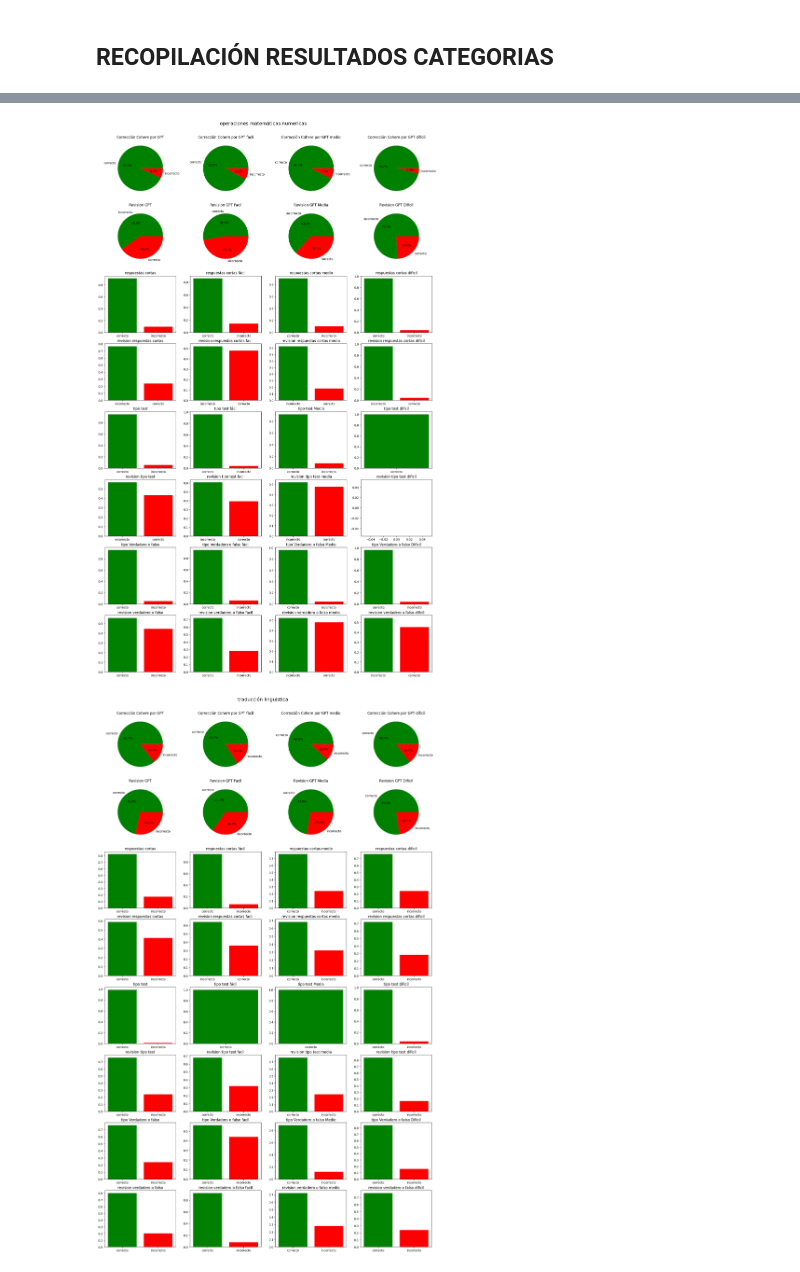
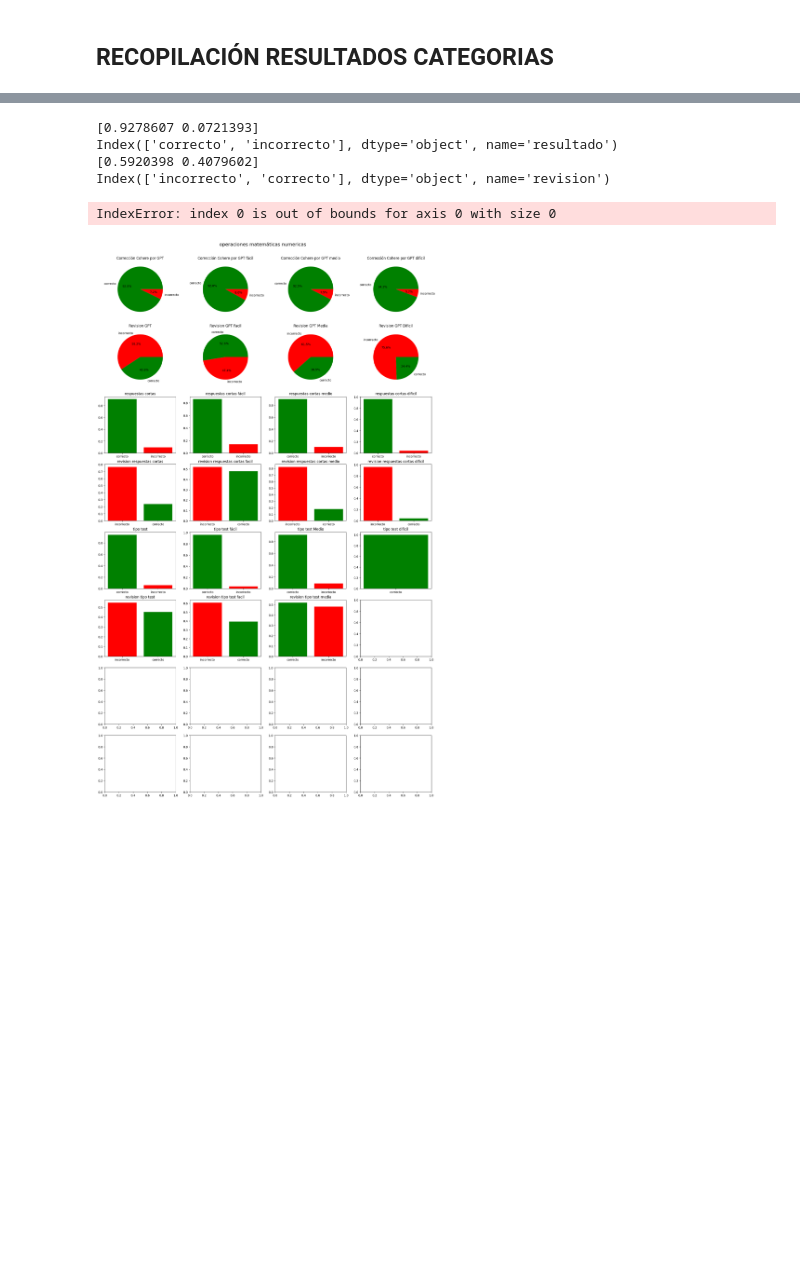
Before and after one commit to JAVI-8/TFG, a Jupyter notebook: Proyecto Prueba/estadisticas.ipynb, the cells around one changed output, grey strips where cells are left out. Cells and saved outputs as stored; diff of their text form; code cells hidden in the pictures; blank space fills up the shorter version.

Commit message:
correcciones visualizacion estadisticas

```diff
--- a/Proyecto Prueba/estadisticas.ipynb
+++ b/Proyecto Prueba/estadisticas.ipynb
@@ -123,9 +123,16 @@ traducción linguistica             0.856522  0.351324  0.123429
 # %% [markdown]
 ## RECOPILACIÓN RESULTADOS CATEGORIAS
 # %%
+def colorElegir(result):
+    if(result[0] == 'incorrecto'):
+        return ['red', 'green']
+    else:
+        return ['green', 'red']
+
 categorias_temas = ['cultura general', 'operaciones matemáticas numericas', 'traducción linguistica', 'codigo', 'logica con trampa, para adivinar', 'definiciones de palabras']
 
 for categorias in categorias_temas:
+
     # Calcular la proporción de respuestas correctas e incorrectas
     general = resultados.loc[(resultados['tema'] == categorias)]
     generalFacil = resultados.loc[(resultados['tema'] == categorias) & (resultados['dificultad'] == 'fácil')]
@@ -217,102 +224,103 @@ for categorias in categorias_temas:
     plt.subplots_adjust(top=0.95)
 
     # Crear el gráfico circular en el segundo subplot
-    axs[0][0].pie(proporcionesCohere.values, labels=proporcionesCohere.index, colors=['green', 'red'], autopct='%1.1f%%')
+    axs[0][0].pie(proporcionesCohere.values, labels=proporcionesCohere.index, colors=colorElegir(proporcionesCohere.index), autopct='%1.1f%%')
     axs[0][0].set_title('Corrección Cohere por GPT')
 
-    axs[0][1].pie(proporcionesCohereFacil.values, labels=proporcionesCohereFacil.index, colors=['green', 'red'], autopct='%1.1f%%')
+    axs[0][1].pie(proporcionesCohereFacil.values, labels=proporcionesCohereFacil.index, colors=colorElegir(proporcionesCohereFacil.index), autopct='%1.1f%%')
     axs[0][1].set_title('Corrección Cohere por GPT fácil')
 
-    axs[0][2].pie(proporcionesCohereMedia.values, labels=proporcionesCohereMedia.index, colors=['green', 'red'], autopct='%1.1f%%')
+    axs[0][2].pie(proporcionesCohereMedia.values, labels=proporcionesCohereMedia.index, colors=colorElegir(proporcionesCohereMedia.index), autopct='%1.1f%%')
     axs[0][2].set_title('Corrección Cohere por GPT medio')
 
-    axs[0][3].pie(proporcionesCohereDificil.values, labels=proporcionesCohereDificil.index, colors=['green', 'red'], autopct='%1.1f%%')
+    axs[0][3].pie(proporcionesCohereDificil.values, labels=proporcionesCohereDificil.index, colors=colorElegir(proporcionesCohereDificil.index), autopct='%1.1f%%')
     axs[0][3].set_title('Corrección Cohere por GPT dificil')
 
     #revision gpt general
-    axs[1][0].pie(proporcionesGPT.values, labels=proporcionesGPT.index, colors=['green', 'red'], autopct='%1.1f%%')
+    axs[1][0].pie(proporcionesGPT.values, labels=proporcionesGPT.index, colors=colorElegir(proporcionesGPT.index), autopct='%1.1f%%')
     axs[1][0].set_title('Revision GPT')
 
-    axs[1][1].pie(proporcionesGPTFacil.values, labels=proporcionesGPTFacil.index, colors=['green', 'red'], autopct='%1.1f%%')
+    axs[1][1].pie(proporcionesGPTFacil.values, labels=proporcionesGPTFacil.index, colors=colorElegir(proporcionesGPTFacil.index), autopct='%1.1f%%')
     axs[1][1].set_title('Revision GPT Facil')
 
-    axs[1][2].pie(proporcionesGPTMedia.values, labels=proporcionesGPTMedia.index, colors=['green', 'red'], autopct='%1.1f%%')
+    axs[1][2].pie(proporcionesGPTMedia.values, labels=proporcionesGPTMedia.index, colors=colorElegir(proporcionesGPTMedia.index), autopct='%1.1f%%')
     axs[1][2].set_title('Revision GPT Media')
 
-    axs[1][3].pie(proporcionesGPTDificil.values, labels=proporcionesGPTDificil.index, colors=['green', 'red'], autopct='%1.1f%%')
+    axs[1][3].pie(proporcionesGPTDificil.values, labels=proporcionesGPTDificil.index, colors=colorElegir(proporcionesGPTDificil.index), autopct='%1.1f%%')
     axs[1][3].set_title('Revision GPT Dificil')
 
-    axs[2][0].bar(proporcionesCohereCorta.index, proporcionesCohereCorta.values, color=['green', 'red'])
+    axs[2][0].bar(proporcionesCohereCorta.index, proporcionesCohereCorta.values, color=colorElegir(proporcionesCohereCorta.index))
     axs[2][0].set_title('respuestas cortas')
 
-    axs[2][1].bar(proporcionesCohereCortaFacil.index, proporcionesCohereCortaFacil.values, color=['green', 'red'])
+    axs[2][1].bar(proporcionesCohereCortaFacil.index, proporcionesCohereCortaFacil.values, color=colorElegir(proporcionesCohereCortaFacil.index))
     axs[2][1].set_title('respuestas cortas fácil')
 
-    axs[2][2].bar(proporcionesCohereCortaMedia.index, proporcionesCohereCortaMedia.values, color=['green', 'red'])
+    axs[2][2].bar(proporcionesCohereCortaMedia.index, proporcionesCohereCortaMedia.values, color=colorElegir(proporcionesCohereCortaMedia.index))
     axs[2][2].set_title('respuestas cortas medio')
 
-    axs[2][3].bar(proporcionesCohereCortaDificil.index, proporcionesCohereCortaDificil.values, color=['green', 'red'])
+    axs[2][3].bar(proporcionesCohereCortaDificil.index, proporcionesCohereCortaDificil.values, color=colorElegir(proporcionesCohereCortaDificil.index))
     axs[2][3].set_title('respuestas cortas dificil')
 
-    axs[3][0].bar(proporcionesGPTCorta.index, proporcionesGPTCorta.values, color=['green', 'red'])
+    axs[3][0].bar(proporcionesGPTCorta.index, proporcionesGPTCorta.values, color=colorElegir(proporcionesGPTCorta.index))
     axs[3][0].set_title('revision respuestas cortas')
 
-    axs[3][1].bar(proporcionesGPTCortaFacil.index, proporcionesGPTCortaFacil.values, color=['green', 'red'])
+    axs[3][1].bar(proporcionesGPTCortaFacil.index, proporcionesGPTCortaFacil.values, color=colorElegir(proporcionesGPTCortaFacil.index))
     axs[3][1].set_title('revision respuestas cortas facil')
 
-    axs[3][2].bar(proporcionesGPTCortaMedia.index, proporcionesGPTCortaMedia.values, color=['green', 'red'])
+    axs[3][2].bar(proporcionesGPTCortaMedia.index, proporcionesGPTCortaMedia.values, color=colorElegir(proporcionesGPTCortaMedia.index))
     axs[3][2].set_title('revision respuestas cortas medio')
 
-    axs[3][3].bar(proporcionesGPTCortaDificil.index, proporcionesGPTCortaDificil.values, color=['green', 'red'])
+    axs[3][3].bar(proporcionesGPTCortaDificil.index, proporcionesGPTCortaDificil.values, color=colorElegir(proporcionesGPTCortaDificil.index))
     axs[3][3].set_title('revision respuestas cortas dificil')
 
-    axs[4][0].bar(proporcionesCohereTest.index, proporcionesCohereTest.values, color=['green', 'red'])
+    axs[4][0].bar(proporcionesCohereTest.index, proporcionesCohereTest.values, color=colorElegir(proporcionesCohereTest.index))
     axs[4][0].set_title('tipo test')
 
-    axs[4][1].bar(proporcionesCohereTestFacil.index, proporcionesCohereTestFacil.values, color=['green', 'red'])
+    axs[4][1].bar(proporcionesCohereTestFacil.index, proporcionesCohereTestFacil.values, color=colorElegir(proporcionesCohereTestFacil.index))
     axs[4][1].set_title('tipo test fácil')
 
-    axs[4][2].bar(proporcionesCohereTestMedia.index, proporcionesCohereTestMedia.values, color=['green', 'red'])
+    axs[4][2].bar(proporcionesCohereTestMedia.index, proporcionesCohereTestMedia.values, color=colorElegir(proporcionesCohereTestMedia.index))
     axs[4][2].set_title('tipo test Medio')
 
-    axs[4][3].bar(proporcionesCohereTestDificil.index, proporcionesCohereTestDificil.values, color=['green', 'red'])
+    axs[4][3].bar(proporcionesCohereTestDificil.index, proporcionesCohereTestDificil.values, color=colorElegir(proporcionesCohereTestDificil.index))
     axs[4][3].set_title('tipo test dificil')
 
-    axs[5][0].bar(proporcionesGPTTest.index, proporcionesGPTTest.values, color=['green', 'red'])
+    axs[5][0].bar(proporcionesGPTTest.index, proporcionesGPTTest.values, color=colorElegir(proporcionesGPTTest.index))
     axs[5][0].set_title('revision tipo test')
 
-    axs[5][1].bar(proporcionesGPTTestFacil.index, proporcionesGPTTestFacil.values, color=['green', 'red'])
+    axs[5][1].bar(proporcionesGPTTestFacil.index, proporcionesGPTTestFacil.values, color=colorElegir(proporcionesGPTTestFacil.index))
     axs[5][1].set_title('revision tipo test facil')
 
-    axs[5][2].bar(proporcionesGPTTestMedia.index, proporcionesGPTTestMedia.values, color=['green', 'red'])
+    axs[5][2].bar(proporcionesGPTTestMedia.index, proporcionesGPTTestMedia.values, color=colorElegir(proporcionesGPTTestMedia.index))
     axs[5][2].set_title('revision tipo test media')
 
-    axs[5][3].bar(proporcionesGPTTestDificil.index, proporcionesGPTTestDificil.values, color=['green', 'red'])
+    axs[5][3].bar(proporcionesGPTTestDificil.index, proporcionesGPTTestDificil.values, color=colorElegir(proporcionesGPTTestDificil.index))
     axs[5][3].set_title('revision tipo test dificil')
 
-    axs[6][0].bar(proporcionesCohereVof.index, proporcionesCohereVof.values, color=['green', 'red'])
+    axs[6][0].bar(proporcionesCohereVof.index, proporcionesCohereVof.values, color=colorElegir(proporcionesCohereVof.index))
     axs[6][0].set_title('tipo Verdadero o falso')
 
-    axs[6][1].bar(proporcionesCohereVofFacil.index, proporcionesCohereVofFacil.values, color=['green', 'red'])
+    axs[6][1].bar(proporcionesCohereVofFacil.index, proporcionesCohereVofFacil.values, color=colorElegir(proporcionesCohereVofFacil.index))
     axs[6][1].set_title('tipo Verdadero o falso fácil')
 
-    axs[6][2].bar(proporcionesCohereVofMedia.index, proporcionesCohereVofMedia.values, color=['green', 'red'])
+    axs[6][2].bar(proporcionesCohereVofMedia.index, proporcionesCohereVofMedia.values, color=colorElegir(proporcionesCohereVofMedia.index))
     axs[6][2].set_title('tipo Verdadero o falso Medio')
 
-    axs[6][3].bar(proporcionesCohereVofDificil.index, proporcionesCohereVofDificil.values, color=['green', 'red'])
+    axs[6][3].bar(proporcionesCohereVofDificil.index, proporcionesCohereVofDificil.values, color=colorElegir(proporcionesCohereVofDificil.index))
     axs[6][3].set_title('tipo Verdadero o falso Dificil')
 
-    axs[7][0].bar(proporcionesGPTVof.index, proporcionesGPTVof.values, color=['green', 'red'])
+    axs[7][0].bar(proporcionesGPTVof.index, proporcionesGPTVof.values, color=colorElegir(proporcionesGPTVof.index))
     axs[7][0].set_title('revision verdadero o falso')
 
-    axs[7][1].bar(proporcionesGPTVofFacil.index, proporcionesGPTVofFacil.values, color=['green', 'red'])
+    axs[7][1].bar(proporcionesGPTVofFacil.index, proporcionesGPTVofFacil.values, color=colorElegir(proporcionesGPTVofFacil.index))
     axs[7][1].set_title('revision verdadero o falso facil')
 
-    axs[7][2].bar(proporcionesGPTVofMedia.index, proporcionesGPTVofMedia.values, color=['green', 'red'])
+    axs[7][2].bar(proporcionesGPTVofMedia.index, proporcionesGPTVofMedia.values, color=colorElegir(proporcionesGPTVofMedia.index))
     axs[7][2].set_title('revision verdadero o falso medio')
 
-    axs[7][3].bar(proporcionesGPTVofDificil.index, proporcionesGPTVofDificil.values, color=['green', 'red'])
+    axs[7][3].bar(proporcionesGPTVofDificil.index, proporcionesGPTVofDificil.values, color=colorElegir(proporcionesGPTVofDificil.index))
     axs[7][3].set_title('revision verdadero o falso dificil')
 
+
     plt.show()
 # %% [output]
@@ -320,2 +332,6 @@ for categorias in categorias_temas:
+[0.9278607 0.0721393]
+Index(['correcto', 'incorrecto'], dtype='object', name='resultado')
+[0.5920398 0.4079602]
+Index(['incorrecto', 'correcto'], dtype='object', name='revision')
+IndexError: index 0 is out of bounds for axis 0 with size 0
-[figure, old version]
+[figure, new version]
-[figure, removed]
```
Also changed, not shown: parts of 3 cells of this notebook, 1 other file.
